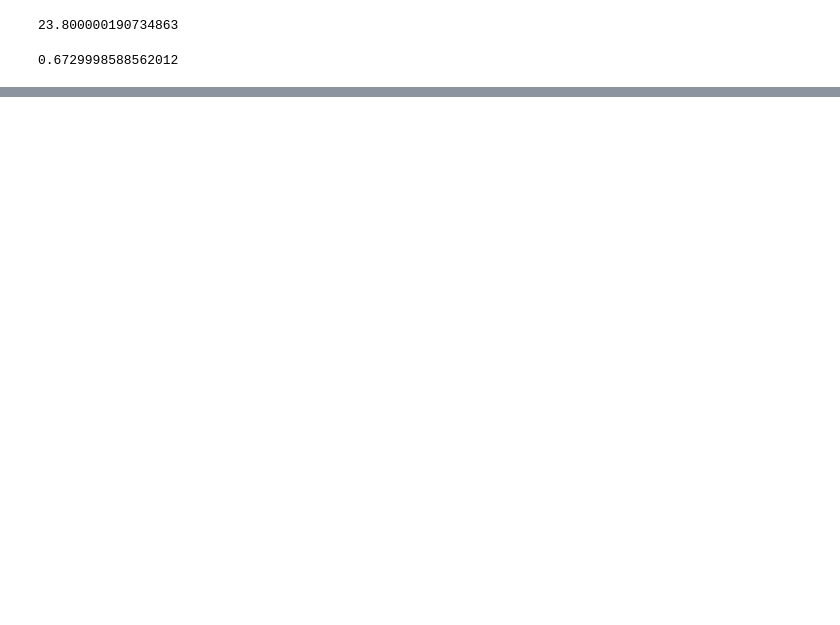
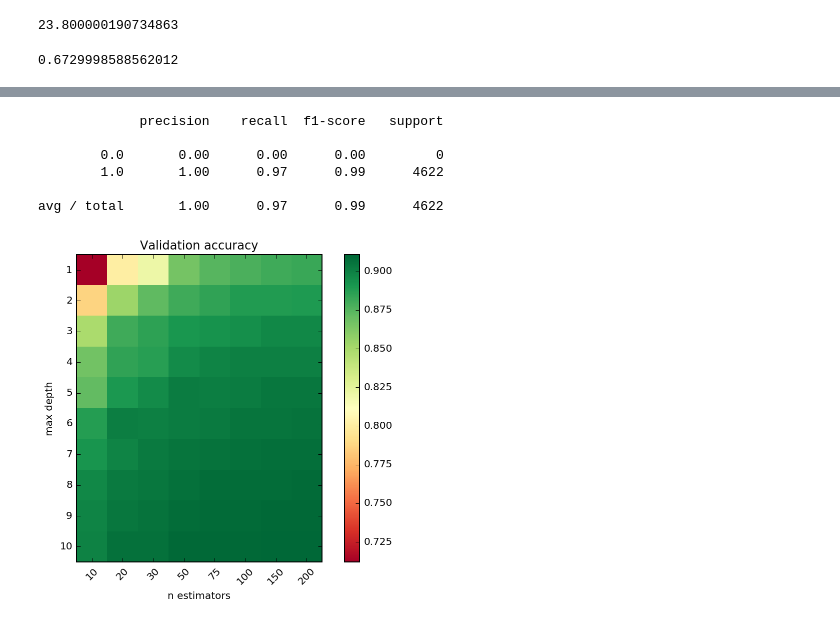
Before and after one commit to martymcwizard/CS512_link_predictor, a Jupyter notebook: ClassificationModels.ipynb, the cells around one changed output, grey strips where cells are left out. Cells and saved outputs as stored; diff of their text form; code cells hidden in the pictures; blank space fills up the shorter version.

```diff
--- a/ClassificationModels.ipynb
+++ b/ClassificationModels.ipynb
@@ -130,0 +136,33 @@ end-start
+# %%
+######## Random Forest ##########
+start = time.time()
+depth_range = np.array([1, 2, 3, 4, 5, 6, 7, 8, 9, 10]) #, 12, 15, 18, 20, 25, 30, 50, 100])
+ntree_range = np.array([10, 20, 30, 50, 75, 100, 150, 200]) #, 250, 300, 350, 400, 450, 500, 1000])
+grid = GridSearchCV(sklearn.ensemble.RandomForestClassifier(n_estimators=50, max_depth=None,
+                                                                   max_features='auto', class_weight='balanced'),
+                    {'max_depth' : depth_range,
+                    'n_estimators' : ntree_range},
+                   cv=sklearn.cross_validation.StratifiedKFold(y_train, 10), n_jobs=4, scoring='roc_auc')
+grid.fit(X_train, y_train)
+
+plotGridResults2D(depth_range, ntree_range, 'max depth', 'n estimators', grid.grid_scores_)
+
+rbestClf = grid.best_estimator_
+#print rbestClf
+end = time.time()
+end - start
+
+# Learn on train for test
+rbestClf.fit(X_train, y_train)
+y_pred = rbestClf.predict(X_test)
+
+# Classification report
+print sklearn.metrics.classification_report(y_test, y_pred)
+# %% [output]
+             precision    recall  f1-score   support
+
+        0.0       0.00      0.00      0.00         0
+        1.0       1.00      0.97      0.99      4622
+
+avg / total       1.00      0.97      0.99      4622
+[figure, added]
```
Also changed, not shown: parts of 5 cells of this notebook.
